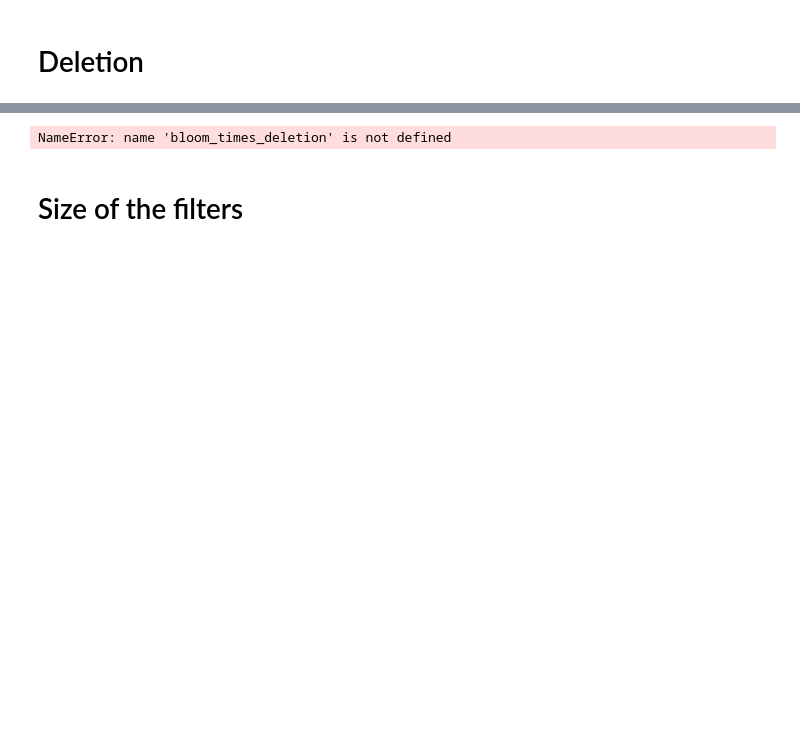
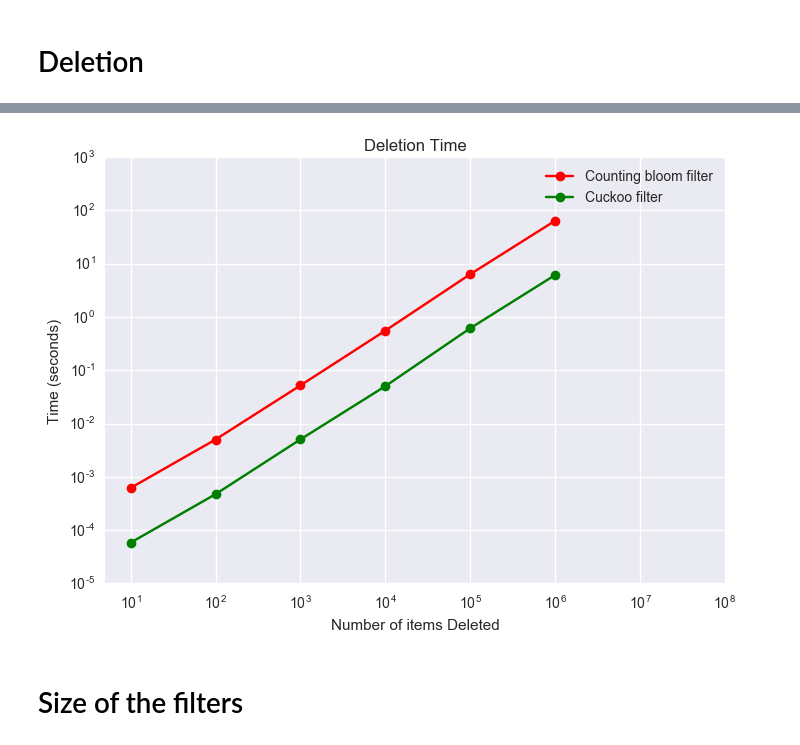
Before and after one commit to fastforwardlabs/cuckoofilter, a Jupyter notebook: bench_marking_notebook.ipynb, the cells around one changed output, grey strips where cells are left out. Saved outputs shown, nothing was run; the diff lists cells and outputs as text; code cells hidden in the pictures; blank space fills up the shorter version.

```diff
--- a/bench_marking_notebook.ipynb
+++ b/bench_marking_notebook.ipynb
@@ -42,7 +29,7 @@ insert_and_time_filter_cuckoo_filter(10000)
 # %%
 def insert_and_time_filter_bloom_filter(capacity, percent_fill=0.9):
     num_inserted = 0
-    b_filter = CountingBloomFilter(capacity)
+    b_filter = CountingBloomFilter(capacity, error = 0.001)
     now = time.time()
     for i in range(int(percent_fill*capacity)):
         b_filter.add(str(i))
@@ -132,17 +114,16 @@ for size in item_sizes:
     __, c_time = delete_from_cuckoo_filter_and_time(size, percent_to_fill=0.9, percent_delete=1.0)
     cuckoo_times_deletion.append(c_time)
 # %%
-plt.semilogx(np.array(item_sizes), np.array(bloom_times_deletion), "-ro", ms=7, label="Counting bloom filter")
-plt.semilogx(np.array(item_sizes), np.array(cuckoo_times_deletion), "-go", ms=7, label="Cuckoo filter")
-plt.xlim([8*10e2, 11000000])
-plt.ylim([-40, 200])
-plt.grid(b=True, which='major')
+plt.loglog(np.array(item_sizes), np.array(bloom_times_deletion), "-ro", ms=7, label="Counting bloom filter")
+plt.loglog(np.array(item_sizes), np.array(cuckoo_times_deletion), "-go", ms=7, label="Cuckoo filter")
+plt.xlim([5.0 * 10e-1, 10e7])
+plt.ylim([10e-6, 10e2])
 plt.ylabel("Time (seconds)")
 plt.xlabel("Number of items Deleted")
 plt.title("Deletion Time")
 plt.legend()
-plt.savefig('deletion_time.pdf', transparent=True, bbox_inches='tight')
+plt.savefig('images/deletion_time.pdf', bbox_inches='tight')
 # %% [output]
-NameError: name 'bloom_times_deletion' is not defined
+[figure, added]
 # %% [markdown]
 # Size of the filters
```
Also changed, not shown: parts of 19 cells of this notebook, 15 other files.
